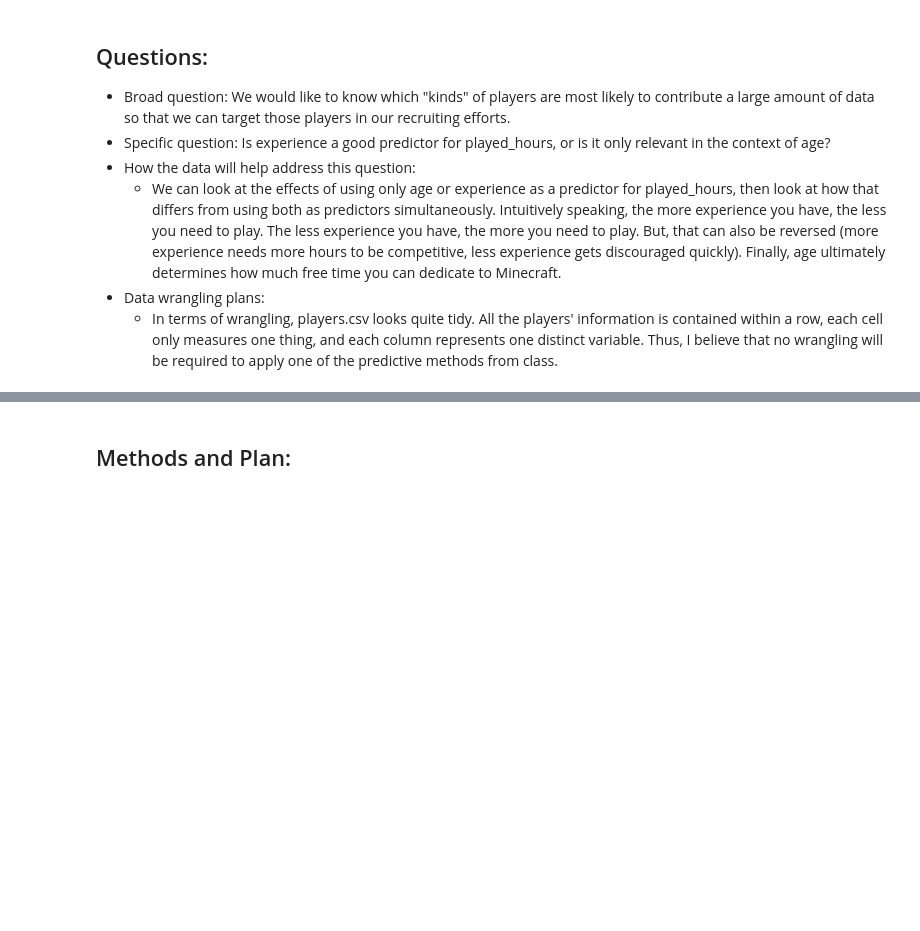
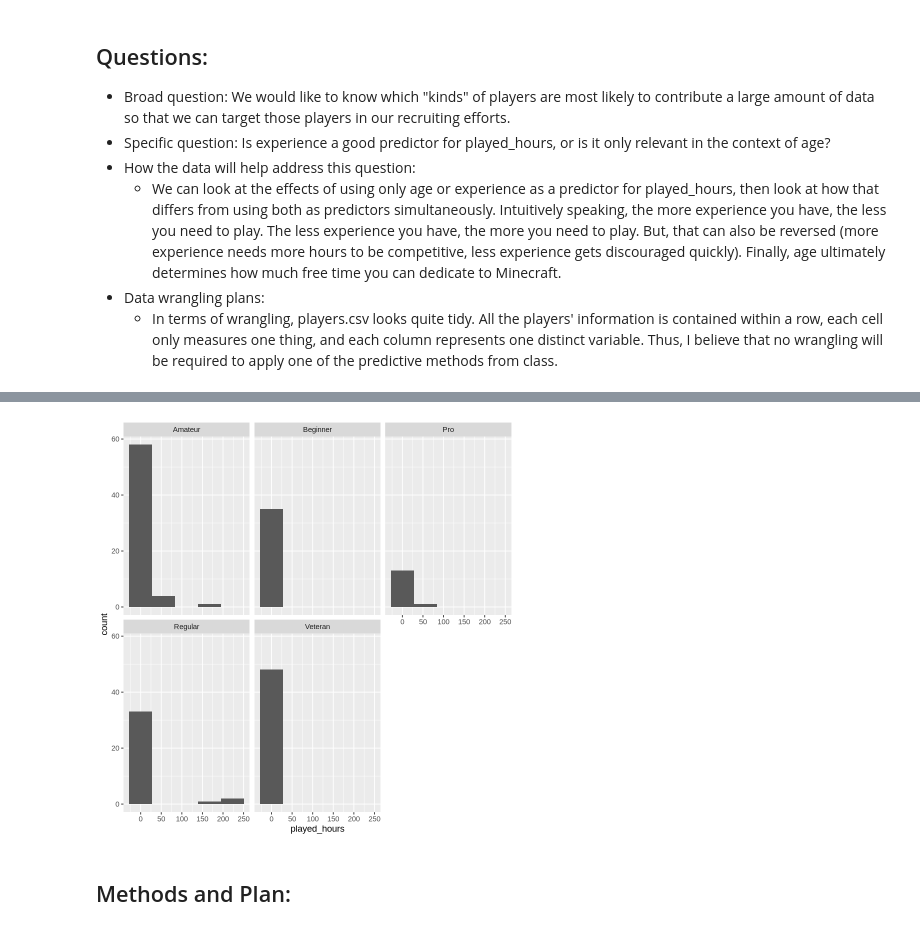
Before and after one commit to Andrewhli06/dsci100-project, a Jupyter notebook: personal_planning_008.ipynb, the cells around one changed output, grey strips where cells are left out. Drawn from its saved outputs; the diff is of its cells as text; code cells hidden in the pictures; blank space fills up the shorter version.

```diff
--- a/personal_planning_008.ipynb
+++ b/personal_planning_008.ipynb
@@ -105,2 +123,11 @@ A tibble: 6 × 7
+# %%
+exp_plot <- data |>
+            ggplot(aes(x=played_hours)) +
+            geom_histogram(bins = 5) +
+            facet_wrap(~ experience) +
+            labs()
+exp_plot
+# %% [output]
+[figure, added]
 # %% [markdown]
 ## Methods and Plan:
```
Also changed, not shown: parts of 2 cells of this notebook.
